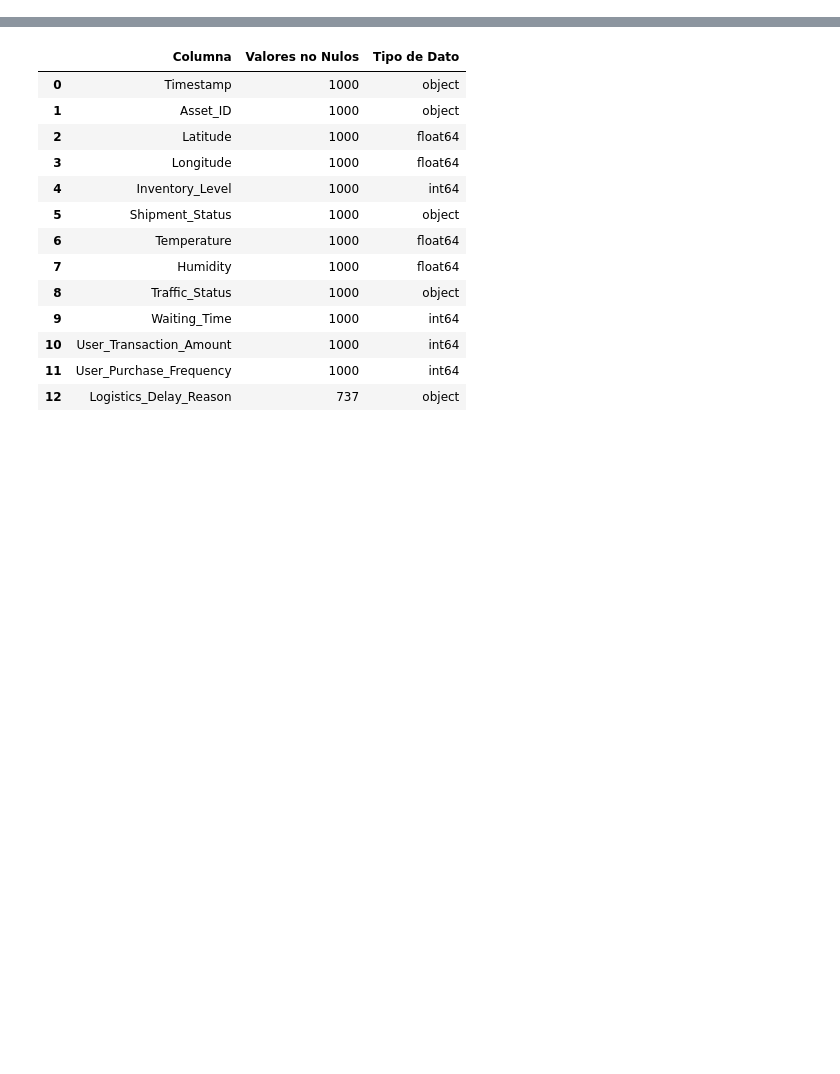
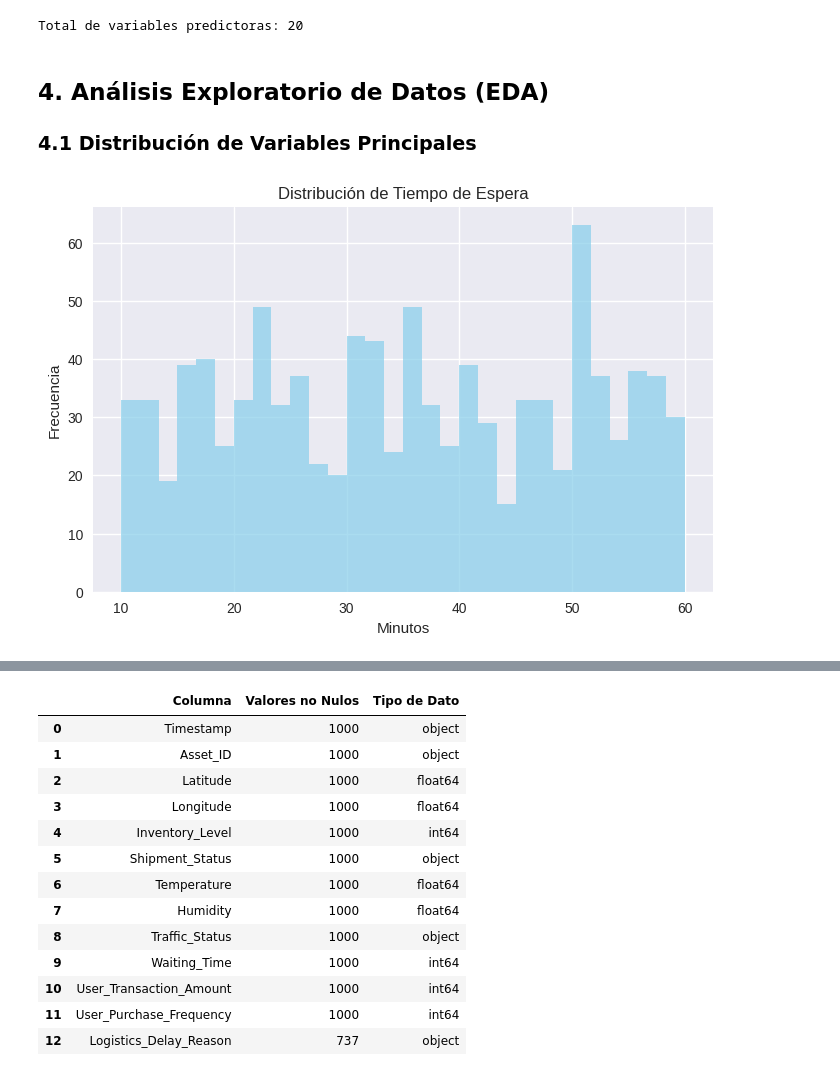
Before and after one commit to Vasco2510/CA2_PriceCalculator, a Jupyter notebook: abel_exploration.ipynb, the cells around one changed output, grey strips where cells are left out. Saved outputs shown, nothing was run; the diff lists cells and outputs as text; code cells hidden in the pictures; blank space fills up the shorter version.

Commit message:
Modificaciones lista para EDA

```diff
--- a/abel_exploration.ipynb
+++ b/abel_exploration.ipynb
@@ -41,0 +132,32 @@ df.head(100)
+# %%
+# Crear variable de costo de envío (10% de User_Transaction_Amount, mínimo 10 soles)
+df['Shipping_Cost'] = df['User_Transaction_Amount'] * 0.10
+df['Shipping_Cost'] = df['Shipping_Cost'].apply(lambda x: max(x, 10))
+
+# Extraer características de timestamp
+df['Timestamp'] = pd.to_datetime(df['Timestamp'])
+df['Hour'] = df['Timestamp'].dt.hour
+df['DayOfWeek'] = df['Timestamp'].dt.dayofweek
+df['Month'] = df['Timestamp'].dt.month
+df['Is_Weekend'] = df['DayOfWeek'].isin([5, 6]).astype(int)
+
+# Codificación de variables categóricas
+from sklearn.preprocessing import LabelEncoder
+
+# Codificar Asset_ID (puede ser útil para algunos modelos)
+le_asset = LabelEncoder()
+df['Asset_ID_Encoded'] = le_asset.fit_transform(df['Asset_ID'])
+
+# One-Hot Encoding para Traffic_Status
+traffic_dummies = pd.get_dummies(df['Traffic_Status'], prefix='Traffic')
+df = pd.concat([df, traffic_dummies], axis=1)
+
+# One-Hot Encoding para Logistics_Delay_Reason
+delay_dummies = pd.get_dummies(df['Logistics_Delay_Reason'], prefix='Delay_Reason')
+df = pd.concat([df, delay_dummies], axis=1)
+
+# Variable objetivo para tiempo de entrega (usando Waiting_Time)
+df['Delivery_Time'] = df['Waiting_Time']
+
+print("Nuevas características creadas:")
+print(df[['Shipping_Cost', 'Hour', 'DayOfWeek', 'Is_Weekend']].head())
@@ -41,0 +194,33 @@ df.head(100)
+# %%
+# Variables para el modelado
+features = [
+    'Latitude', 'Longitude', 'Inventory_Level', 'Temperature', 'Humidity',
+    'User_Transaction_Amount', 'User_Purchase_Frequency', 'Asset_Utilization',
+    'Demand_Forecast', 'Hour', 'DayOfWeek', 'Month', 'Is_Weekend',
+    'Asset_ID_Encoded', 'Traffic_Clear', 'Traffic_Heavy', 'Traffic_Detour', 'Delay_Reason_Weather', 'Delay_Reason_Traffic',
+    'Delay_Reason_Mechanical Failure'
+]
+
+target_time = 'Delivery_Time'
+target_cost = 'Shipping_Cost'
+target_delay = 'Logistics_Delay'
+
+print(f"Total de variables predictoras: {len(features)}")
+# %% [output]
+Total de variables predictoras: 20
+# %% [markdown]
+## 4. Análisis Exploratorio de Datos (EDA)
+### 4.1 Distribución de Variables Principales
+# %%
+
+plt.style.use('seaborn-v0_8')
+
+# Distribución de Waiting_Time
+plt.figure(figsize=(8,5))
+plt.hist(df['Waiting_Time'], bins=30, alpha=0.7, color='skyblue')
+plt.title('Distribución de Tiempo de Espera')
+plt.xlabel('Minutos')
+plt.ylabel('Frecuencia')
+plt.show()
+# %% [output]
+[figure, added]
```
Also changed, not shown: parts of 23 cells of this notebook.
